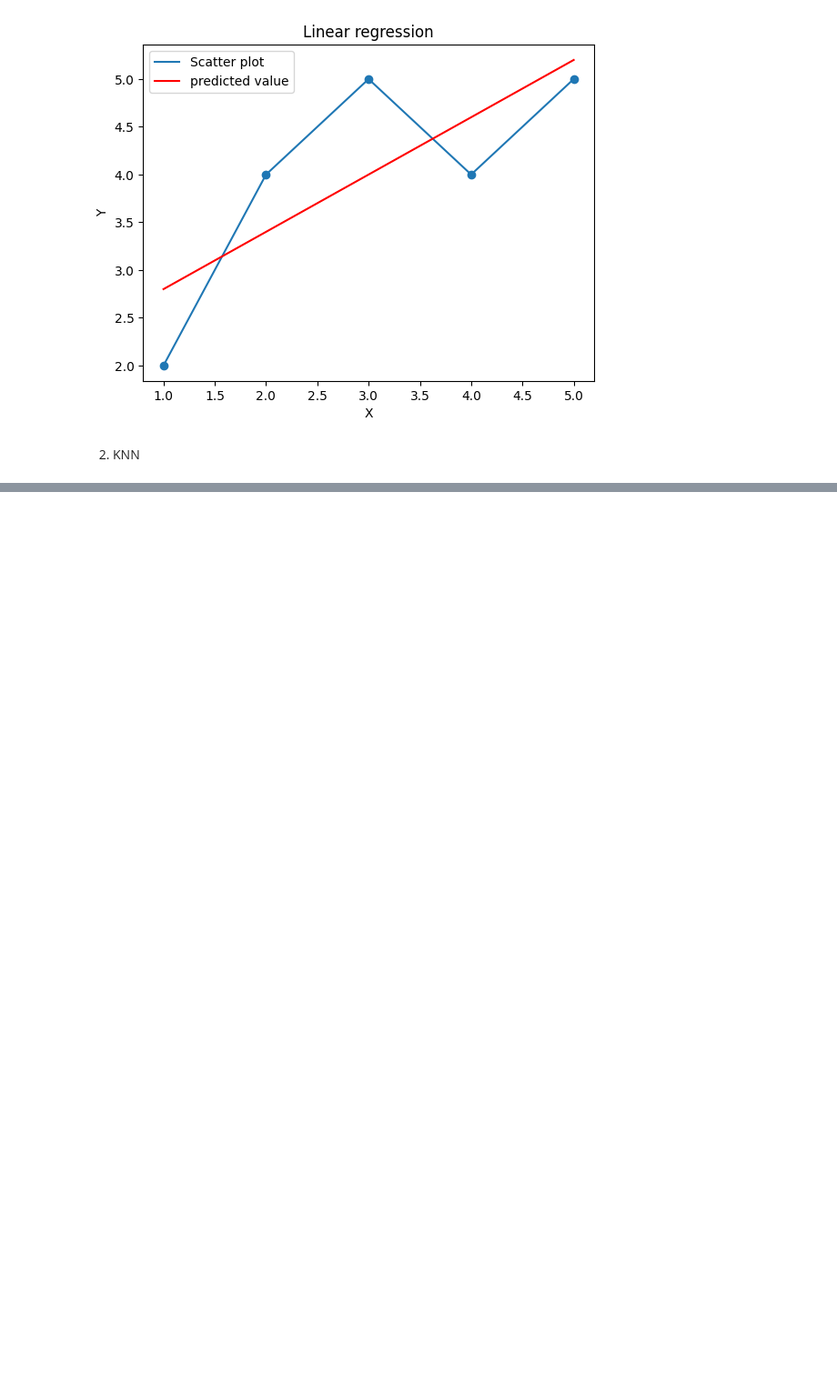
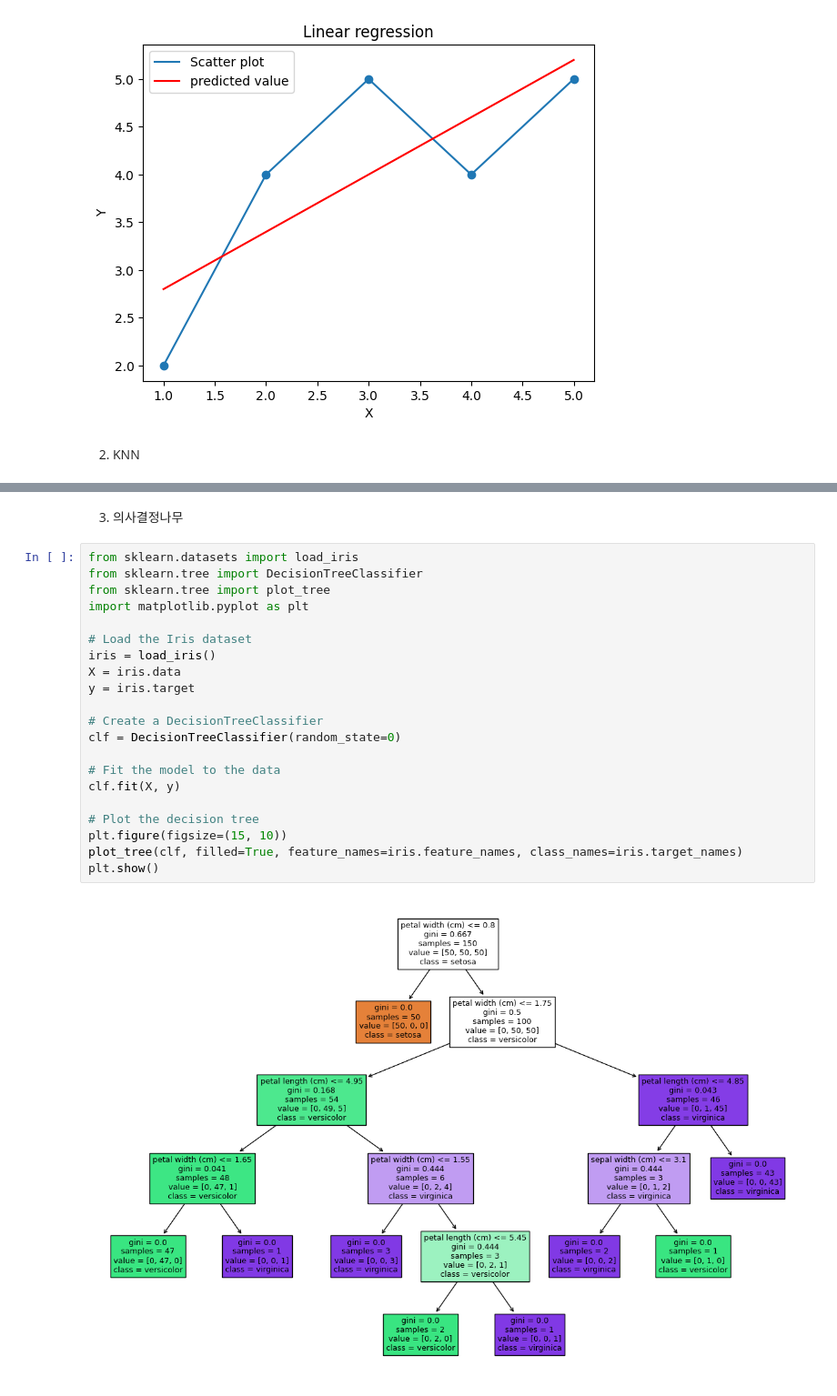
Before and after one commit to jiieunshin/high-univ, a Jupyter notebook: python/ML.ipynb, the cells around one changed output, grey strips where cells are left out. Shown: that part at 91% size. Drawn from its saved outputs; the diff is of its cells as text; blank space fills up the shorter version.

```diff
--- a/python/ML.ipynb
+++ b/python/ML.ipynb
@@ -80,0 +141,25 @@ array([2.8, 4. , 5.2, 6.4, 7.6])
+# %% [markdown]
+3. 의사결정나무
+# %%
+from sklearn.datasets import load_iris
+from sklearn.tree import DecisionTreeClassifier
+from sklearn.tree import plot_tree
+import matplotlib.pyplot as plt
+
+# Load the Iris dataset
+iris = load_iris()
+X = iris.data
+y = iris.target
+
+# Create a DecisionTreeClassifier
+clf = DecisionTreeClassifier(random_state=0)
+
+# Fit the model to the data
+clf.fit(X, y)
+
+# Plot the decision tree
+plt.figure(figsize=(15, 10))
+plot_tree(clf, filled=True, feature_names=iris.feature_names, class_names=iris.target_names)
+plt.show()
+# %% [output]
+[figure, added]
```
Also changed, not shown: parts of 4 cells of this notebook, 1 other file.
